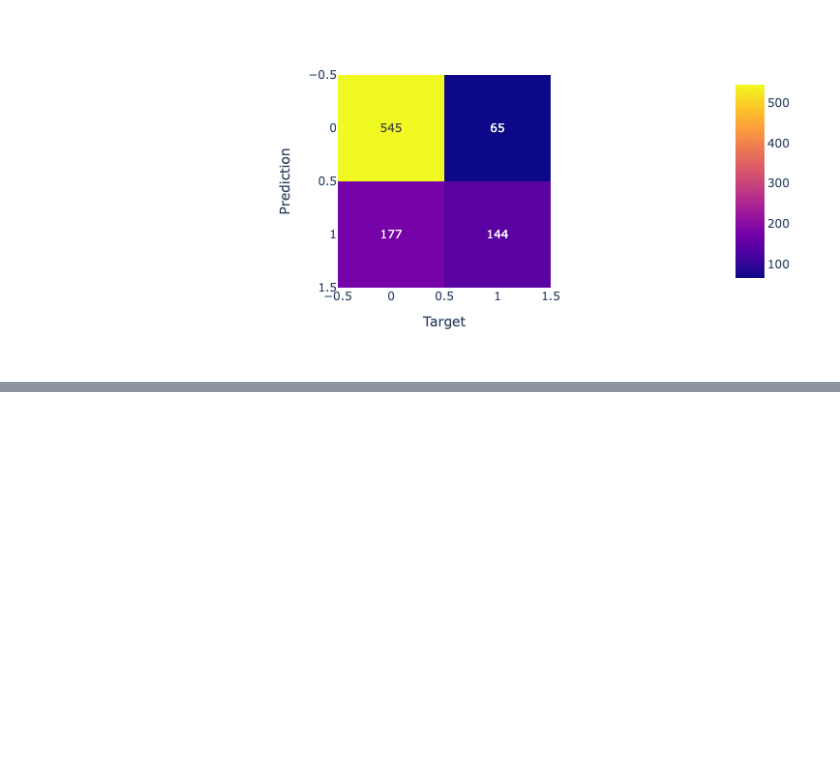
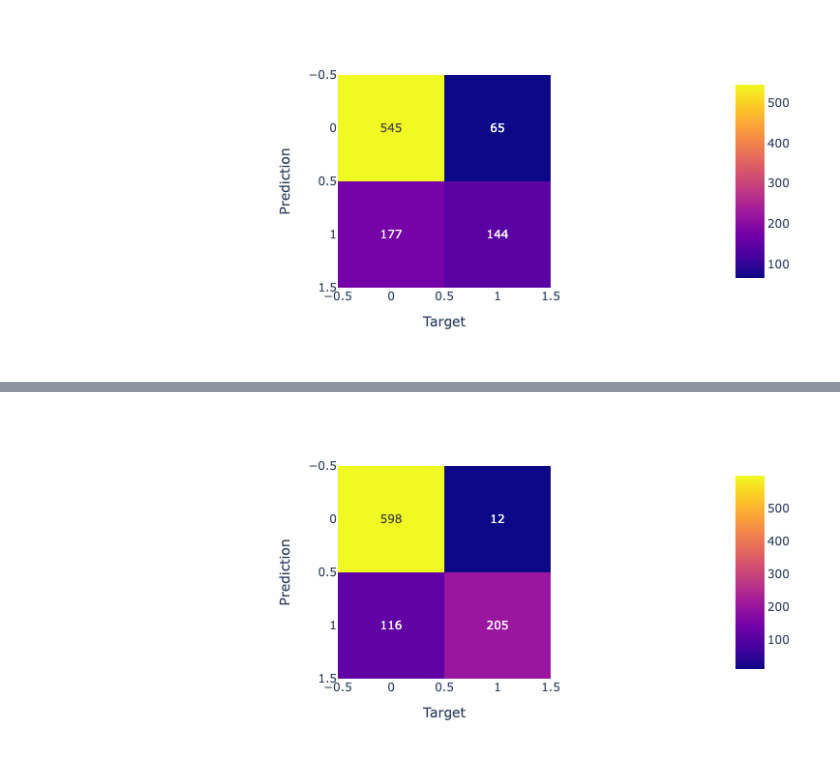
Before and after one commit to arinageek/employee-classification, a Jupyter notebook: employee_classification.ipynb, the cells around one changed output, grey strips where cells are left out. Saved outputs shown, nothing was run; the diff lists cells and outputs as text; code cells hidden in the pictures; blank space fills up the shorter version.

Commit message:
train with SVM model

```diff
--- a/employee_classification.ipynb
+++ b/employee_classification.ipynb
@@ -165,0 +171,8 @@ fig.show()
+# %%
+# find the best kernel for SVM
+
+param_kernel = ('linear', 'rbf', 'poly', 'sigmoid')
+parameters = {'kernel': param_kernel}
+model = SVC()
+grid_search_svm = GridSearchCV(estimator=model, param_grid=parameters, cv=5)
+grid_search_svm.fit(x_train, y_train)
@@ -165,0 +182,3 @@ fig.show()
+# %%
+best_model = grid_search_svm.best_estimator_
+best_model.kernel
@@ -165,0 +187,3 @@ fig.show()
+# %%
+y_predict_svm = best_model.predict(x_test)
+pd.DataFrame(zip(y_test, y_predict_svm))
@@ -165,0 +204,6 @@ fig.show()
+# %%
+fig = px.imshow(confusion_matrix(y_test, y_predict_svm), text_auto = True)
+fig.update_layout(xaxis_title = 'Target', yaxis_title = 'Prediction')
+fig.show()
+# %% [output]
+[figure, added]
```
Also changed, not shown: parts of 5 cells of this notebook.
